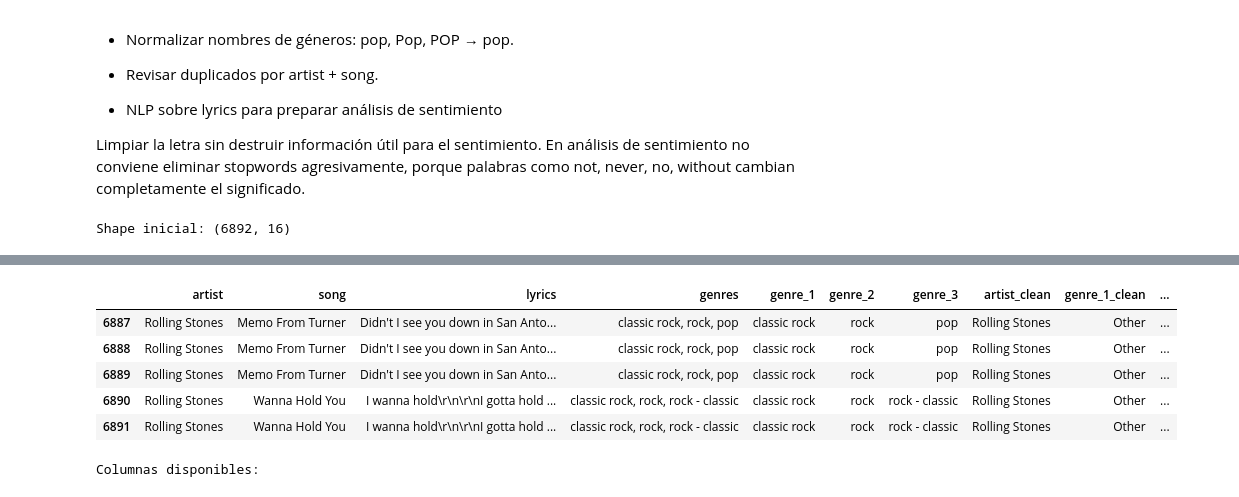
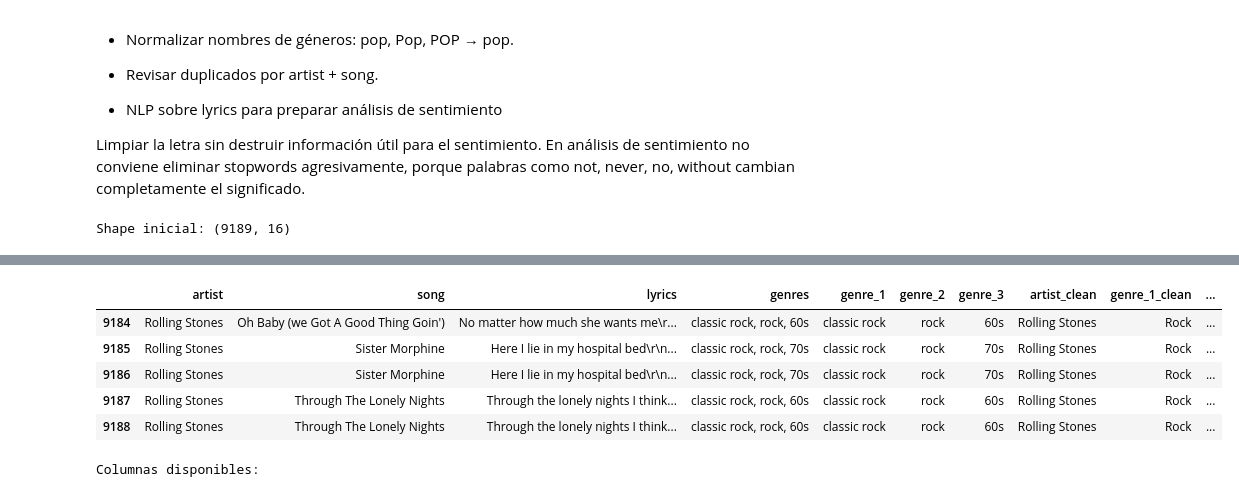
Before and after one commit to pacarma4/NLP, a Jupyter notebook: sentiment_analysis.ipynb, the cells around one changed output, grey strips where cells are left out. Drawn from its saved outputs; the diff is of its cells as text; code cells hidden in the pictures.

```diff
--- a/sentiment_analysis.ipynb
+++ b/sentiment_analysis.ipynb
@@ -62,27 +62,27 @@ from transformers import AutoModelForSequenceClassification, AutoTokenizer
 Limpiar la letra sin destruir información útil para el sentimiento. En análisis de sentimiento no conviene eliminar stopwords agresivamente, porque palabras como not, never, no, without cambian completamente el significado.
 # %%
 # cargar dataset
-DATA_PATH = "outputs/songs_clean_by_genre_exploded.csv"
+DATA_PATH = "outputs/songs_clean_by_genre_exploded_transformer.csv"
 
 df = pd.read_csv(DATA_PATH)
 
 print("Shape inicial:", df.shape)
 display(df.head())
 display(df.tail())
 # %% [output]
-Shape inicial: (6892, 16)
+Shape inicial: (9189, 16)
 |  | artist | song | lyrics | genres | genre_1 | genre_2 | genre_3 | artist_clean | genre_1_clean | ... |
 | 0 | /moonspell/ | Heartshaped Abyss | Never resist\r\nThe firewalker\r\... | gothic metal, doom metal, dark metal | gothic metal | doom metal | dark metal | moonspell | Metal | ... |
 | 1 | /moonspell/ | Let The Children Cum To Me... | Hey you little Jesus' bride, why ... | gothic metal, doom metal, dark metal | gothic metal | doom metal | dark metal | moonspell | Metal | ... |
 | 2 | /moonspell/ | Memento Mori | I am the moment, the soul\r\nThe ... | gothic metal, doom metal, dark metal | gothic metal | doom metal | dark metal | moonspell | Metal | ... |
 | 3 | /moonspell/ | Once It Was Ours! | Vanishing act inside the weak\r\n... | gothic metal, doom metal, dark metal | gothic metal | doom metal | dark metal | moonspell | Metal | ... |
 | 4 | /moonspell/ | Serpent Angel | Father Satan send the Serpent\r\n... | gothic metal, doom metal, dark metal | gothic metal | doom metal | dark metal | moonspell | Metal | ... |
 |  | artist | song | lyrics | genres | genre_1 | genre_2 | genre_3 | artist_clean | genre_1_clean | ... |
-| 6887 | Rolling Stones | Memo From Turner | Didn't I see you down in San Anto... | classic rock, rock, pop | classic rock | rock | pop | Rolling Stones | Other | ... |
-| 6888 | Rolling Stones | Memo From Turner | Didn't I see you down in San Anto... | classic rock, rock, pop | classic rock | rock | pop | Rolling Stones | Other | ... |
-| 6889 | Rolling Stones | Memo From Turner | Didn't I see you down in San Anto... | classic rock, rock, pop | classic rock | rock | pop | Rolling Stones | Other | ... |
-| 6890 | Rolling Stones | Wanna Hold You | I wanna hold\r\n\r\nI gotta hold ... | classic rock, rock, rock - classic | classic rock | rock | rock - classic | Rolling Stones | Other | ... |
-| 6891 | Rolling Stones | Wanna Hold You | I wanna hold\r\n\r\nI gotta hold ... | classic rock, rock, rock - classic | classic rock | rock | rock - classic | Rolling Stones | Other | ... |
+| 9184 | Rolling Stones | Oh Baby (we Got A Good Thing Goin') | No matter how much she wants me\r... | classic rock, rock, 60s | classic rock | rock | 60s | Rolling Stones | Rock | ... |
+| 9185 | Rolling Stones | Sister Morphine | Here I lie in my hospital bed\r\n... | classic rock, rock, 70s | classic rock | rock | 70s | Rolling Stones | Rock | ... |
+| 9186 | Rolling Stones | Sister Morphine | Here I lie in my hospital bed\r\n... | classic rock, rock, 70s | classic rock | rock | 70s | Rolling Stones | Rock | ... |
+| 9187 | Rolling Stones | Through The Lonely Nights | Through the lonely nights I think... | classic rock, rock, 60s | classic rock | rock | 60s | Rolling Stones | Rock | ... |
+| 9188 | Rolling Stones | Through The Lonely Nights | Through the lonely nights I think... | classic rock, rock, 60s | classic rock | rock | 60s | Rolling Stones | Rock | ... |
 # %%
 print("Columnas disponibles:")
 display(df.columns.tolist())
```
Also changed, not shown: parts of 16 cells of this notebook, 1 other file.
